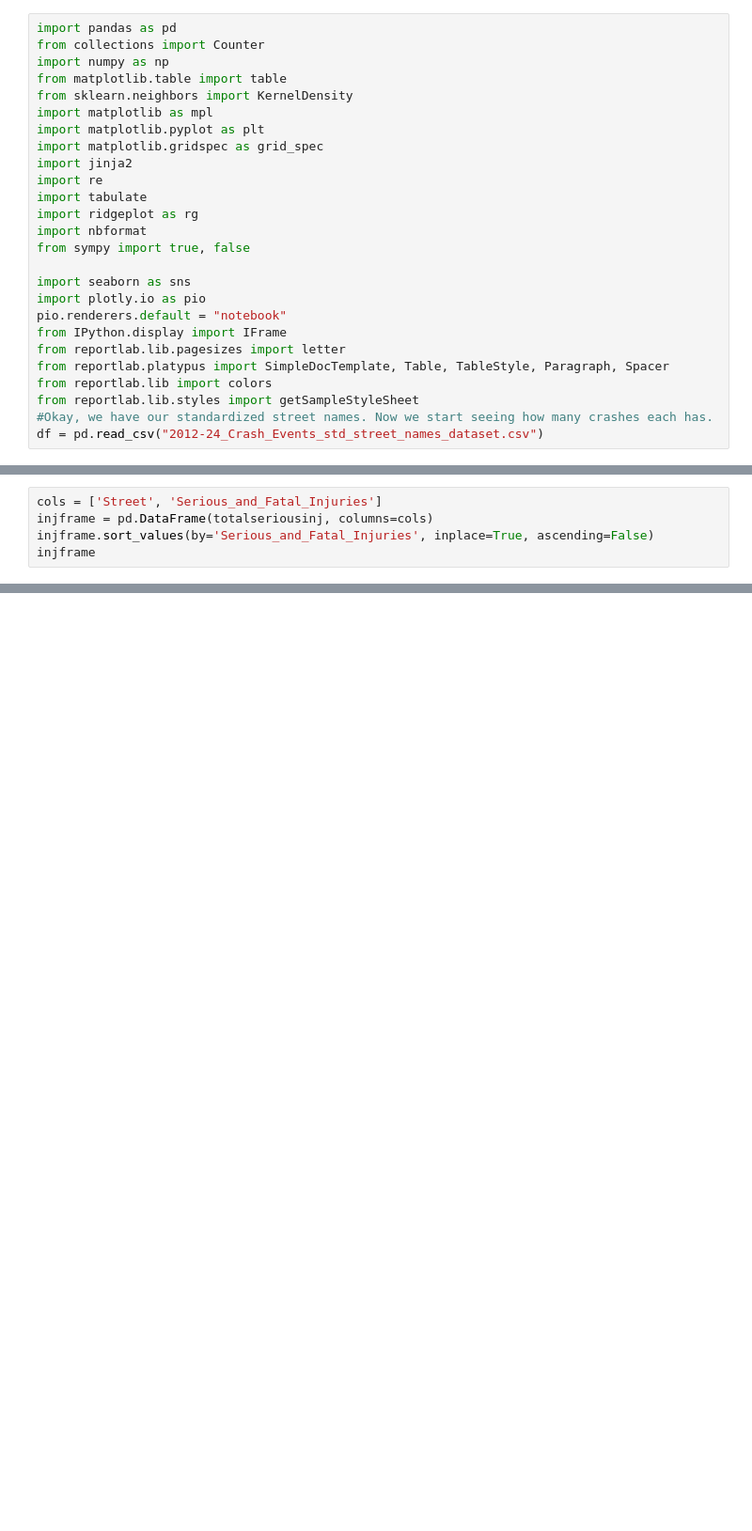
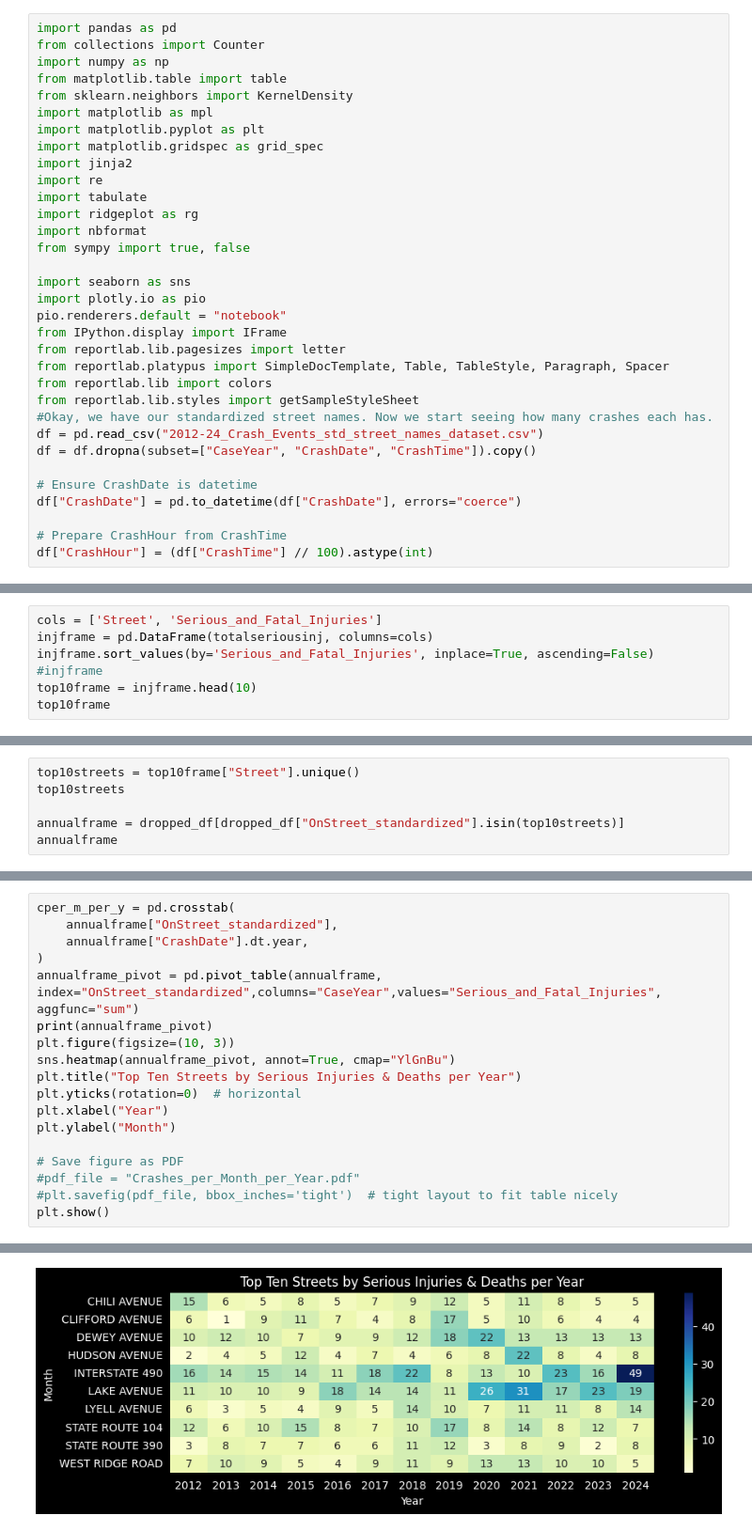
Before and after one commit to justinjli2004-sketch/spring2026, a Jupyter notebook: project/road_analysis_Justin_Li_part2.ipynb, the cells around one changed output, grey strips where cells are left out. Shown at 94% size. Cells and saved outputs as stored; diff of their text form; blank space fills up the shorter version.

Commit message:
Continued road analysis - heatmap of top ten streets for serious injuries and deaths by year and by month

```diff
--- a/project/road_analysis_Justin_Li_part2.ipynb
+++ b/project/road_analysis_Justin_Li_part2.ipynb
@@ -24,3 +24,10 @@ from reportlab.lib import colors
 from reportlab.lib.styles import getSampleStyleSheet
 #Okay, we have our standardized street names. Now we start seeing how many crashes each has.
 df = pd.read_csv("2012-24_Crash_Events_std_street_names_dataset.csv")
+df = df.dropna(subset=["CaseYear", "CrashDate", "CrashTime"]).copy()
+
+# Ensure CrashDate is datetime
+df["CrashDate"] = pd.to_datetime(df["CrashDate"], errors="coerce")
+
+# Prepare CrashHour from CrashTime
+df["CrashHour"] = (df["CrashTime"] // 100).astype(int)
@@ -71,4 +76,6 @@ totalseriousinj
 cols = ['Street', 'Serious_and_Fatal_Injuries']
 injframe = pd.DataFrame(totalseriousinj, columns=cols)
 injframe.sort_values(by='Serious_and_Fatal_Injuries', inplace=True, ascending=False)
-injframe
+#injframe
+top10frame = injframe.head(10)
+top10frame
@@ -74,0 +94,6 @@ injframe
+# %%
+top10streets = top10frame["Street"].unique()
+top10streets
+
+annualframe = dropped_df[dropped_df["OnStreet_standardized"].isin(top10streets)]
+annualframe
@@ -74,0 +114,19 @@ injframe
+# %%
+cper_m_per_y = pd.crosstab(
+    annualframe["OnStreet_standardized"],
+    annualframe["CrashDate"].dt.year,
+)
+annualframe_pivot = pd.pivot_table(annualframe, index="OnStreet_standardized",columns="CaseYear",values="Serious_and_Fatal_Injuries", aggfunc="sum")
+print(annualframe_pivot)
+plt.figure(figsize=(10, 3))
+sns.heatmap(annualframe_pivot, annot=True, cmap="YlGnBu")
+plt.title("Top Ten Streets by Serious Injuries & Deaths per Year")
+plt.yticks(rotation=0)  # horizontal
+plt.xlabel("Year")
+plt.ylabel("Month")
+
+# Save figure as PDF
+#pdf_file = "Crashes_per_Month_per_Year.pdf"
+#plt.savefig(pdf_file, bbox_inches='tight')  # tight layout to fit table nicely
+plt.show()
+# %% [output]
@@ -74,0 +150 @@ injframe
+[figure, added]
```
Also changed, not shown: parts of 15 cells of this notebook, 1 other file.
